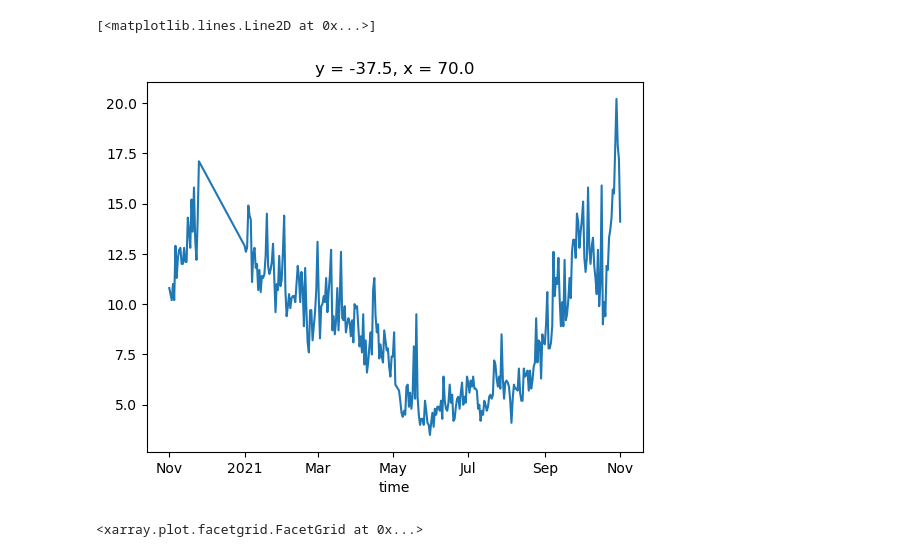
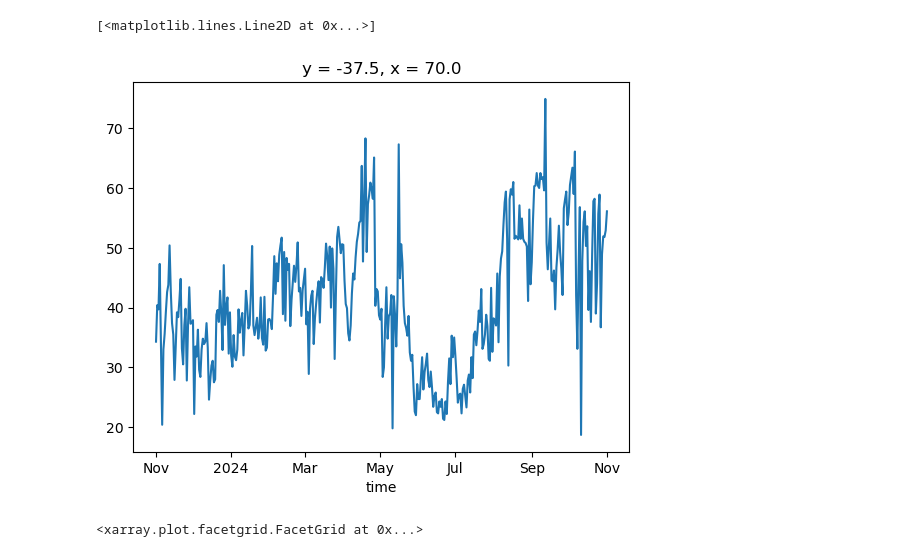
Before and after one commit to rpalomaki/SWE_error_analysis, a Jupyter notebook: src/analysis/play/ionosphere_checks.ipynb, the cells around one changed output. Saved outputs shown, nothing was run; the diff lists cells and outputs as text; code cells hidden in the pictures.

```diff
--- a/src/analysis/play/ionosphere_checks.ipynb
+++ b/src/analysis/play/ionosphere_checks.ipynb
@@ -15,11 +15,11 @@ sys.path.append('/Users/rdcrlzh1/Documents/SWE_error_analysis/src')
 from swe_retrievals import swe_from_phase
 from non_snow_retrievals import precipitable_water, ionospheric_advance
 # %%
-year = 2021
+year = 2024
 xr.open_dataarray('/Users/rdcrlzh1/Documents/SWE_error_analysis/local/ionosphere/am_ion.nc').isel(x = 50, y = 50).sel(time = slice(pd.to_datetime(f'{year-1}-11-01'), pd.to_datetime(f'{year}-11-01'))).plot()
 # %% [output]
 [<matplotlib.lines.Line2D at 0x...>]
-[figure, old version]
+[figure, new version]
 # %%
 ion = xr.open_dataarray('/Users/rdcrlzh1/Documents/SWE_error_analysis/local/ionosphere/am_ion.nc')
 
```
Also changed, not shown: 1 other file.
